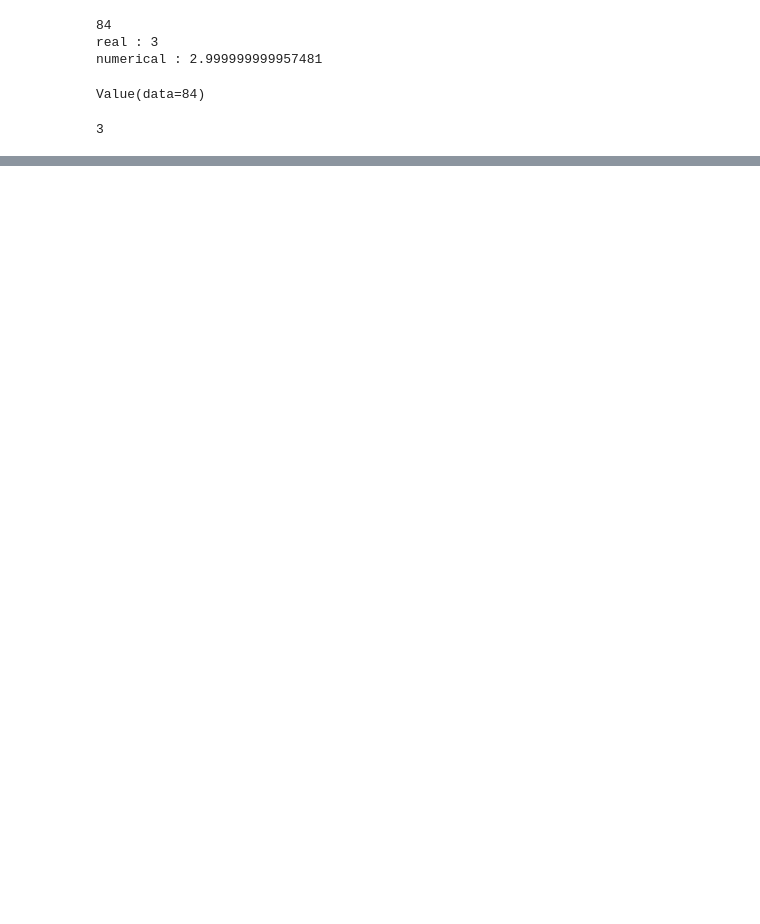
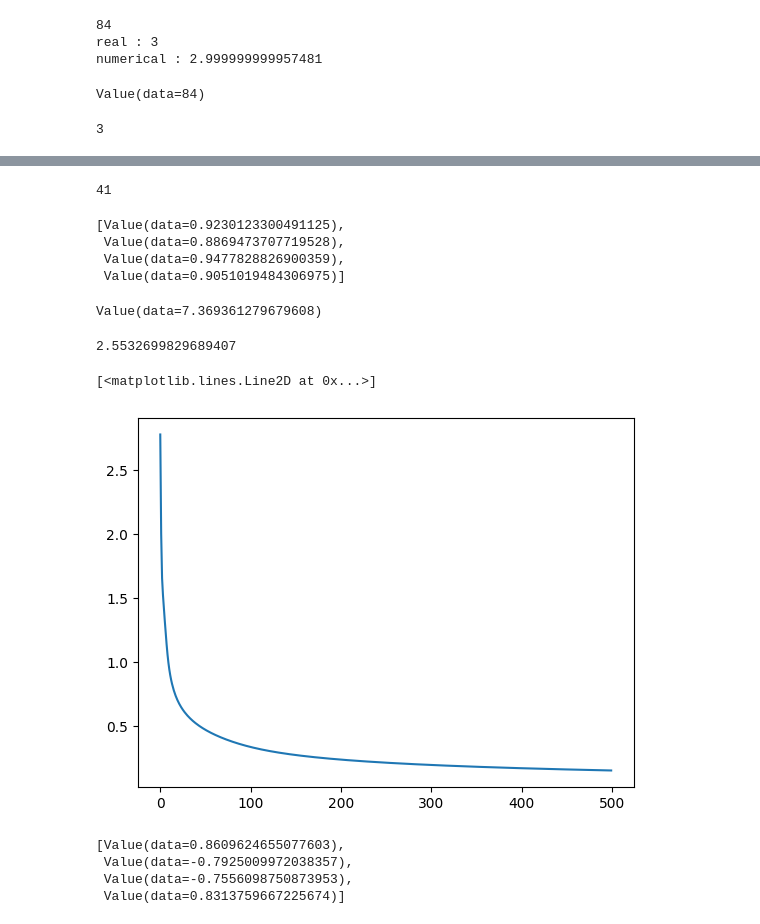
Before and after one commit to RohanGautam/things_from_scratch, a Jupyter notebook: notebooks/autograd.ipynb, the cells around one changed output, grey strips where cells are left out. Saved outputs shown, nothing was run; the diff lists cells and outputs as text; code cells hidden in the pictures; blank space fills up the shorter version.

```diff
--- a/notebooks/autograd.ipynb
+++ b/notebooks/autograd.ipynb
@@ -291,0 +374,64 @@ b._children
+# %%
+len(m.parameters())
+# %% [output]
+41
+# %%
+# sample dataset
+xs = [
+    [2, 3, -1],
+    [3, 1, 0.5],
+    [0.5, 1, 1],
+    [1, 1, -1],
+]
+ys = [1, -1, -1, 1]
+# %%
+m = MLP(3, [4, 4, 1])
+y_pred = [m(x) for x in xs]
+y_pred
+# %% [output]
+[Value(data=0.9230123300491125),
+ Value(data=0.8869473707719528),
+ Value(data=0.9477828826900359),
+ Value(data=0.9051019484306975)]
+# %%
+# MSE loss
+loss = sum([(y - yhat) ** 2 for y, yhat in zip(ys, y_pred)])
+print(loss)
+# magic happens here! how to update the parameters
+loss.backward()
+# we now know how to tweak the weights to decrease the loss! Go in the negative direction of the gradient
+m.layers[0].neurons[0].w[0].grad
+# %% [output]
+Value(data=7.369361279679608)
+2.5532699829689407
+# %%
+lr = 1e-4
+train_loss = []
+m = MLP(3, [4, 4, 1])
+for i in range(500):
+    # Forward pass
+    y_pred = [m(x) for x in xs]
+    # calculate loss
+    loss = sum([(y - yhat) ** 2 for y, yhat in zip(ys, y_pred)])
+    train_loss.append(loss.data)
+    # make sure to zero the gradients, as they will otherwise keep accumulating from the previous run!
+    for p in m.parameters():
+        p.grad = 0
+    # recompute the parameter adjustments necessary, backward pass
+    loss.backward()
+    # move everything in the direction of decreasing loss
+    for p in m.parameters():
+        # if you do p+= val, then this will create a new parameter and not modify the existing one
+        p.data += -(lr * p.grad)
+# %%
+plt.plot(train_loss)
+# %% [output]
+[<matplotlib.lines.Line2D at 0x...>]
+[figure, added]
+# %%
+y_pred
+# %% [output]
+[Value(data=0.8609624655077603),
+ Value(data=-0.7925009972038357),
+ Value(data=-0.7556098750873953),
+ Value(data=0.8313759667225674)]
```
Also changed, not shown: parts of 7 cells of this notebook.
